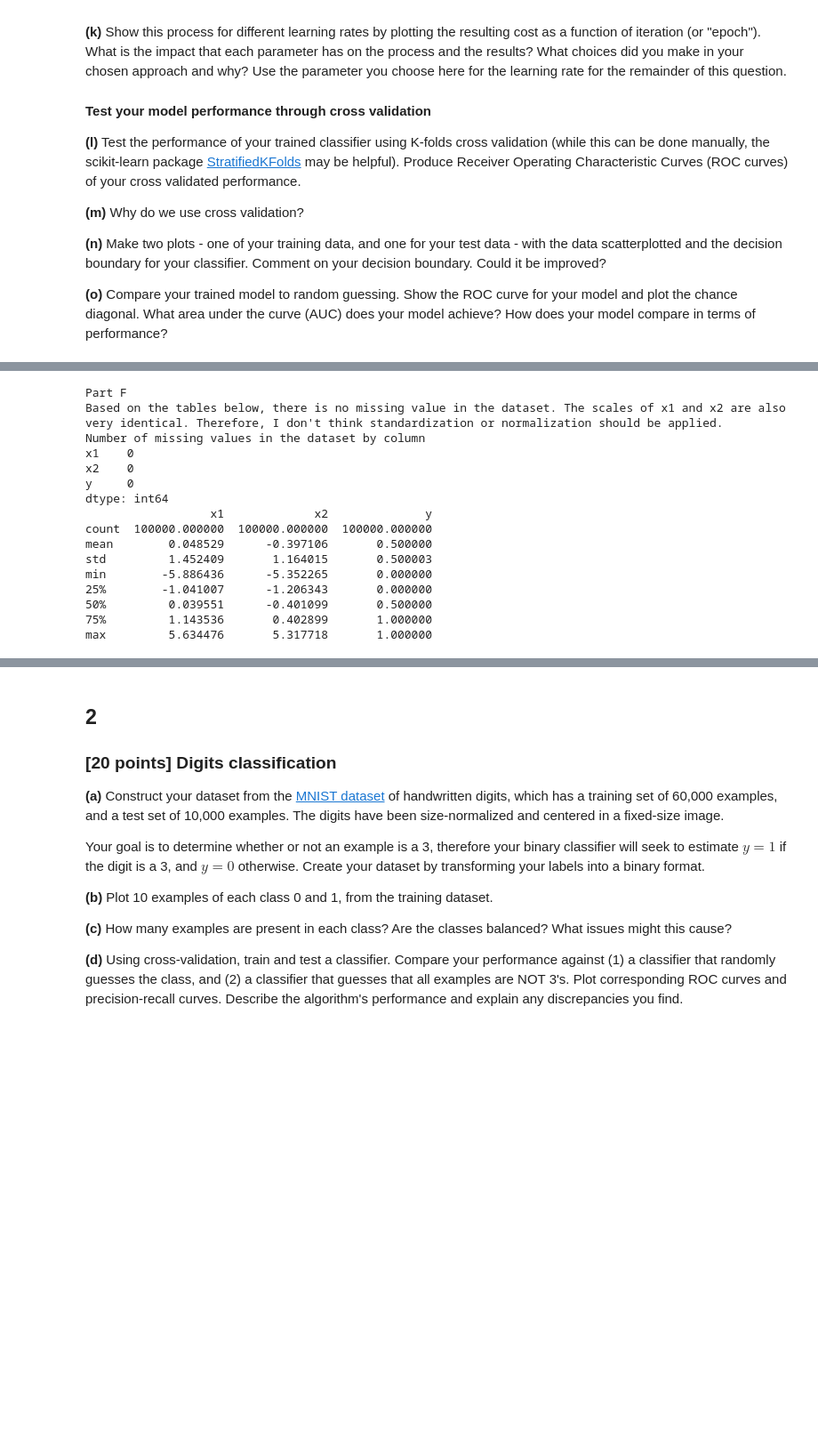
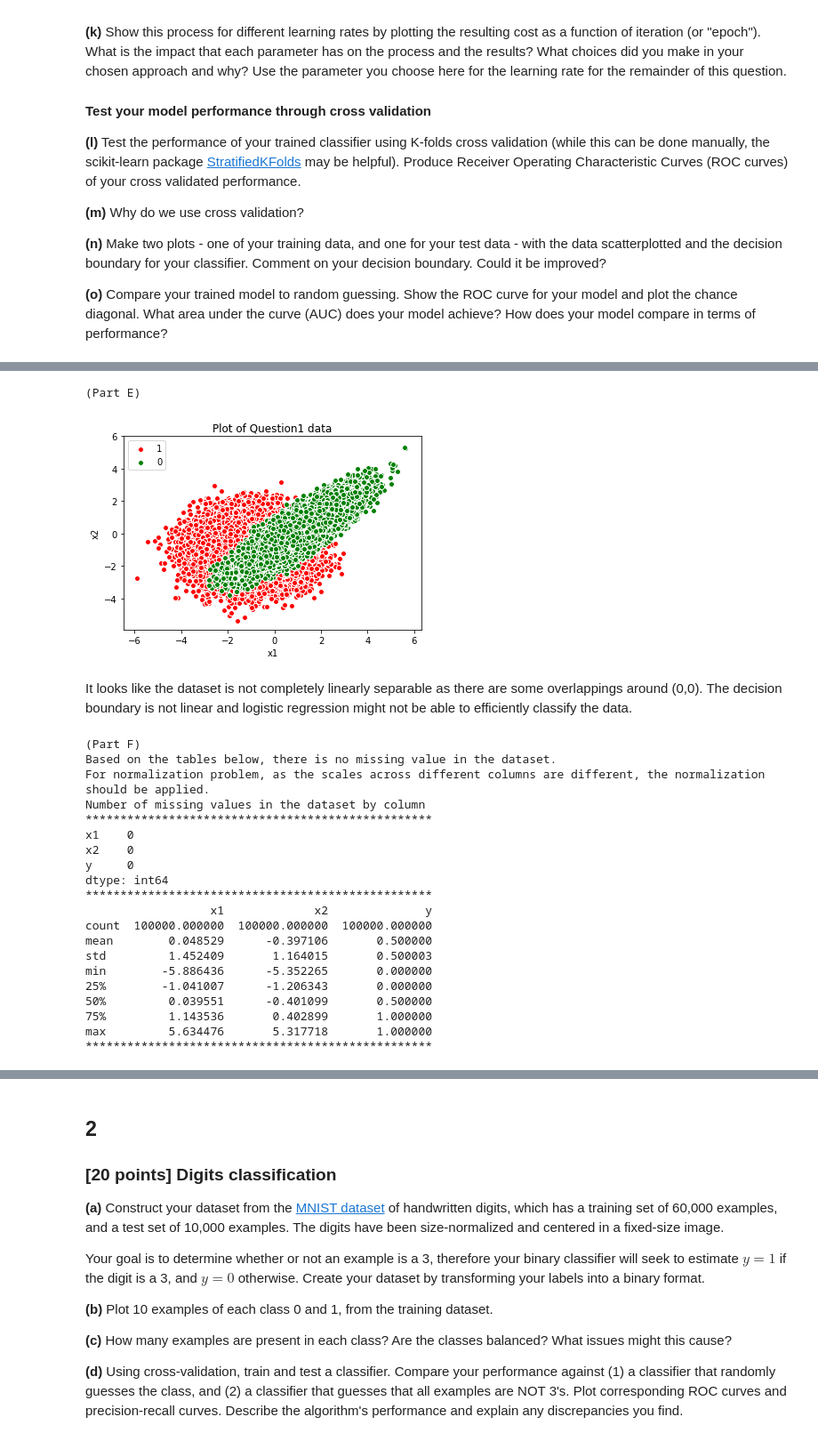
Before and after one commit to WilliamWJHuang/ids705, a Jupyter notebook: assignments/Assignment 3.ipynb, the cells around one changed output, grey strips where cells are left out. Shown at 89% size. Drawn from its saved outputs; the diff is of its cells as text; code cells hidden in the pictures; blank space fills up the shorter version.

```diff
--- a/assignments/Assignment 3.ipynb
+++ b/assignments/Assignment 3.ipynb
@@ -92,17 +92,42 @@ It looks like the dataset is not completely linearly separable. But there's stil
+# %%
+#Part(E)
+data=pd.read_csv("./data/A3_Q1_data.csv")
+x = data[["x1", "x2"]].values
+y = data["y"].values
+print("(Part E)")
+y1_class = plt.scatter(x[y == 1, 0], x[y == 1, 1], c="r", edgecolors="white",label = "1")
+y2_class = plt.scatter(x[y == 0, 0], x[y == 0, 1], c="g", edgecolors="white",label = "0")
+plt.xlabel("x1")
+plt.ylabel("x2")
+plt.title("Plot of Question1 data")
+plt.legend()
+plt.show()
+# %% [output]
+(Part E)
+[figure, added]
+# %% [markdown]
+It looks like the dataset is not completely linearly separable as there are some overlappings around (0,0). The decision boundary is not linear and logistic regression might not be able to efficiently classify the data.
 # %%
-print("Part F")
-print("Based on the tables below, there is no missing value in the dataset. The scales of x1 and x2 are also very identical. Therefore, I don't think standardization or normalization should be applied.")
+print("(Part F)")
+print("Based on the tables below, there is no missing value in the dataset.")
+print("For normalization problem, as the scales across different columns are different, the normalization should be applied.")
 print("Number of missing values in the dataset by column")
+print("**************************************************")
 print(data.isnull().sum())
+print("**************************************************")
 print(data.describe())
+print("**************************************************")
 # %% [output]
-Part F
-Based on the tables below, there is no missing value in the dataset. The scales of x1 and x2 are also very identical. Therefore, I don't think standardization or normalization should be applied.
+(Part F)
+Based on the tables below, there is no missing value in the dataset.
+For normalization problem, as the scales across different columns are different, the normalization should be applied.
 Number of missing values in the dataset by column
+**************************************************
 x1    0
 x2    0
 y     0
 dtype: int64
+**************************************************
                   x1             x2              y
 count  100000.000000  100000.000000  100000.000000
 mean        0.048529      -0.397106       0.500000
@@ -112,3 +137,4 @@ min        -5.886436      -5.352265       0.000000
 50%         0.039551      -0.401099       0.500000
 75%         1.143536       0.402899       1.000000
 max         5.634476       5.317718       1.000000
+**************************************************
```
Also changed, not shown: parts of 79 cells of this notebook.
